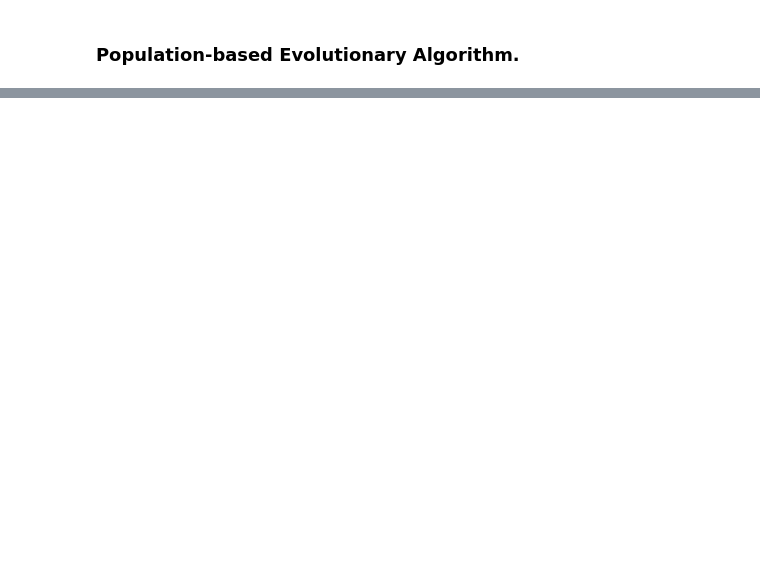
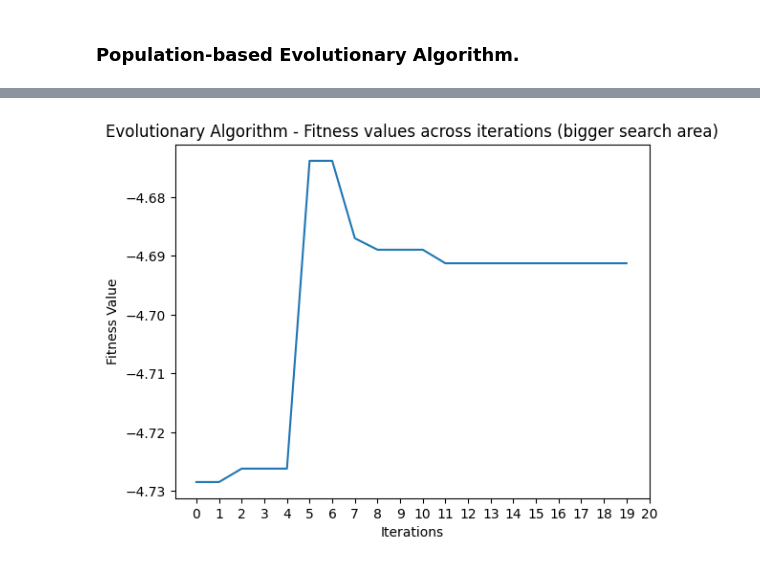
Before and after one commit to khyatib3/comp2002-70, a Jupyter notebook: 02_70%.ipynb, the cells around one changed output, grey strips where cells are left out. Saved outputs shown, nothing was run; the diff lists cells and outputs as text; code cells hidden in the pictures; blank space fills up the shorter version.

```diff
--- a/02_70%.ipynb
+++ b/02_70%.ipynb
@@ -449,0 +507,11 @@ plot.show()
+# %%
+big_ev_x_vals, big_ev_y_vals, big_ev_fitness_vals = evolutionary_algorithm(20, 70, -5, 6, -5, 6)
+# %%
+plot.plot(big_ev_fitness_vals)
+plot.title('Evolutionary Algorithm - Fitness values across iterations (bigger search area)')
+plot.xlabel('Iterations')
+plot.ylabel('Fitness Value')
+plot.xticks(numpy.arange(0, 21, 1))
+plot.show()
+# %% [output]
+[figure, added]
```
Also changed, not shown: parts of 25 cells of this notebook.
